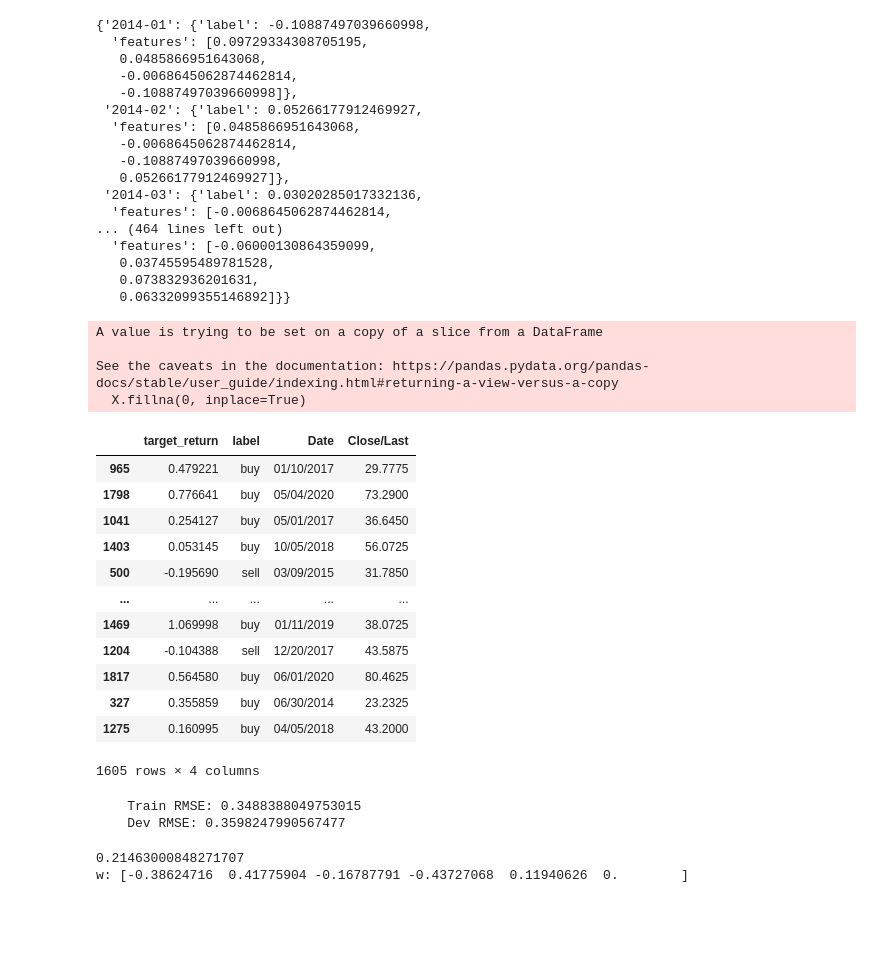
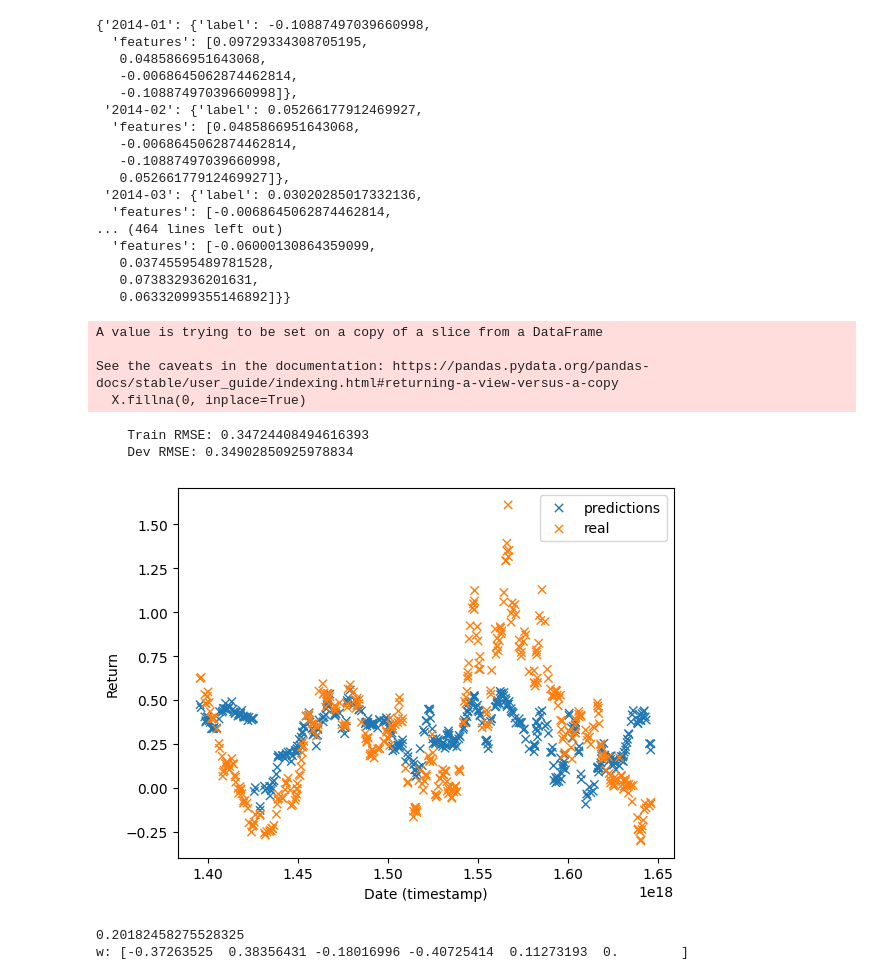
Before and after one commit to rithikp06/csci467-project, a Jupyter notebook: linear_regression.ipynb, the cells around one changed output. Cells and saved outputs as stored; diff of their text form; code cells hidden in the pictures; blank space fills up the shorter version.

Commit message:
logistic and linear regression graphs

```diff
--- a/linear_regression.ipynb
+++ b/linear_regression.ipynb
@@ -149,7 +149,7 @@ df_ml = df.loc[255:, features + label].dropna(subset=['target_return'])
 
 
 # Convert the data into training examples
-# df_ml = df_ml.sample(frac=1)
+df_ml = df_ml.sample(frac=1)
 X = df_ml[features]
 y = df_ml[label]
 
@@ -158,25 +158,15 @@ X.fillna(0, inplace=True)
 
 split_idx = int(len(X) * 0.8)
 X_train_df, y_train_df = X.iloc[:split_idx], y.iloc[:split_idx]
+train_dates = df_ml["Date"].iloc[:split_idx]
+
+test_dates = df_ml["Date"].iloc[split_idx:]
 X_test_df, y_test_df = X.iloc[split_idx:], y.iloc[split_idx:]
 # %% [output]
 A value is trying to be set on a copy of a slice from a DataFrame
 
 See the caveats in the documentation: https://pandas.pydata.org/pandas-docs/stable/user_guide/indexing.html#returning-a-view-versus-a-copy
   X.fillna(0, inplace=True)
-|  | target_return | label | Date | Close/Last |
-| 965 | 0.479221 | buy | 01/10/2017 | 29.7775 |
-| 1798 | 0.776641 | buy | 05/04/2020 | 73.2900 |
-| 1041 | 0.254127 | buy | 05/01/2017 | 36.6450 |
-| 1403 | 0.053145 | buy | 10/05/2018 | 56.0725 |
-| 500 | -0.195690 | sell | 03/09/2015 | 31.7850 |
-| ... | ... | ... | ... | ... |
-| 1469 | 1.069998 | buy | 01/11/2019 | 38.0725 |
-| 1204 | -0.104388 | sell | 12/20/2017 | 43.5875 |
-| 1817 | 0.564580 | buy | 06/01/2020 | 80.4625 |
-| 327 | 0.355859 | buy | 06/30/2014 | 23.2325 |
-| 1275 | 0.160995 | buy | 04/05/2018 | 43.2000 |
-1605 rows × 4 columns
 # %%
 import argparse
 import sys
@@ -331,7 +321,8 @@ X_dev, y_dev = read_data(X_test_df, y_test_df)
 X_dev = featurize(X_dev, d=DEGREE)
 
 # Train, either with gradient descent or normal equations
-w = train_gradient_descent(X_train, y_train)
+w = train_gradient_descent(X_train, y_train,lr=1e-2, num_iters=1000)
+# w = train_gradient_descent(X_train, y_train)
 
 # Evaluate on train, dev, and (if --test flag) test sets
 train_rmse = evaluate(w, X_train, y_train, 'Train')
@@ -344,8 +335,22 @@ dev_rmses.append(dev_rmse)
 #     X_dev, y_dev = read_data('dev.tsv', 1)
 #     plot_predictors(X_dev, y_dev, plot_xs, plot_data)
 # %% [output]
-    Train RMSE: 0.3488388049753015
-    Dev RMSE: 0.3598247990567477
+    Train RMSE: 0.34724408494616393
+    Dev RMSE: 0.34902850925978834
+# %%
+preds = predict(w, X_dev)
+
+dates = df_ml['Date'].to_numpy()
+preds = linreg_model.predict(X_dev)
+test_dates = pd.to_datetime(test_dates).astype(int)
+plt.scatter(test_dates.to_numpy(), preds, marker='x', linestyle='')
+plt.scatter(test_dates.to_numpy(), y_dev, marker='x', linestyle='')
+plt.legend(["predictions" , "real"])
+plt.xlabel("Date (timestamp)")
+plt.ylabel("Return")
+plt.show()
+# %% [output]
+[figure, added]
 # %%
 from sklearn.linear_model import LinearRegression
 
@@ -353,6 +358,7 @@ DEGREE = 1
 X_train, y_train = read_data(X_train_df, y_train_df)
 X_train = featurize(X_train, d=DEGREE)
 X_dev, y_dev = read_data(X_test_df, y_test_df)
+X_dev = featurize(X_dev, d=DEGREE)
 
 linreg_model = LinearRegression()  # No regularization
 reg = linreg_model.fit(X_train, y_train)  # Train the model
@@ -362,5 +368,5 @@ w = linreg_model.coef_.flatten()  # Weight vector
 print('w:', w)
 # print('b:', b)
 # %% [output]
-0.21463000848271707
-w: [-0.38624716  0.41775904 -0.16787791 -0.43727068  0.11940626  0.        ]
+0.20182458275528325
+w: [-0.37263525  0.38356431 -0.18016996 -0.40725414  0.11273193  0.        ]
```
Also changed, not shown: parts of 4 cells of this notebook.
